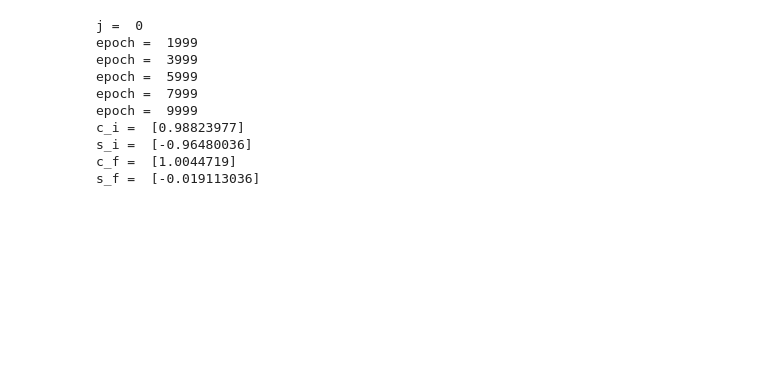
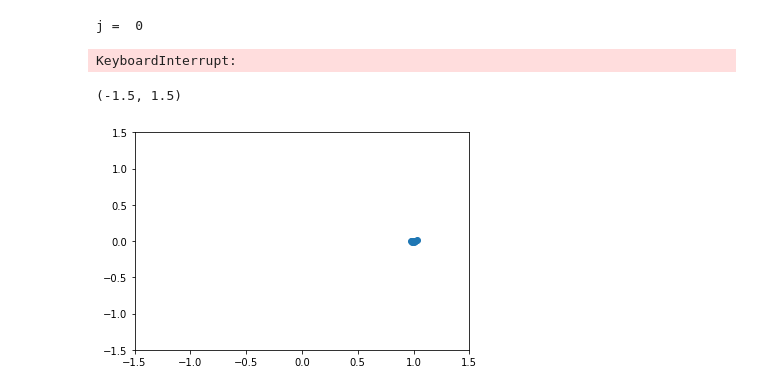
Before and after one commit to krishdesai7/SymmetryDiscovery, a Jupyter notebook: SymmetryGAN/Distributions/2d_square/2d_square.ipynb, the cells around one changed output. Saved outputs shown, nothing was run; the diff lists cells and outputs as text; code cells hidden in the pictures; blank space fills up the shorter version.

```diff
--- a/SymmetryGAN/Distributions/2d_square/2d_square.ipynb
+++ b/SymmetryGAN/Distributions/2d_square/2d_square.ipynb
@@ -88,8 +88,8 @@ def generate_real_samples(n):
 	mycounter = 0
 	for i in range(5):
 		for j in range(5):
-			X1 = np.concatenate([X1,np.random.normal(i+0.1,0.1,amounts[mycounter])])
-			X2 = np.concatenate([X2,np.random.normal(j+0.1,0.1,amounts[mycounter])])
+			X1 = np.concatenate([X1,np.random.normal(i-2,0.1,amounts[mycounter])])
+			X2 = np.concatenate([X2,np.random.normal(j-2,0.1,amounts[mycounter])])
 			mycounter+=1
 			pass
 		pass
@@ -175,12 +175,18 @@ for j in range(N):
     print("s_f = ", s_f)
 # %% [output]
 j =  0
-epoch =  1999
-epoch =  3999
-epoch =  5999
-epoch =  7999
-epoch =  9999
-c_i =  [0.98823977]
-s_i =  [-0.96480036]
-c_f =  [1.0044719]
-s_f =  [-0.019113036]
+KeyboardInterrupt:
+# %%
+#iteration 1: initialise from -1 to 1
+
+c_i =  [0.39664435, 0.458709, -0.22965741, -0.2638278, -0.491894, 0.37392664, 0.6811907, 0.16978407, 0.2989707, 0.8544464]
+s_i =  [-0.8289206, 0.22158575, 0.93629813, -0.43840456, -0.8198559, -0.6863363, 0.84621143, 0.71589637, 0.8255298, 0.9892731]
+c_f =  [1.0292399, 0.992843, 0.9867333, 1.0032731, 0.9773908, 0.99762577, 1.0088152, 1.0093935, 0.9834299, 1.0013996]
+s_f =  [0.016028624, 0.00062434986, -0.017288588, -0.0057064625, -0.004087293, -0.0029808853, 0.0032415986, 0.0056419475, 0.0020722048, -0.0094225975]
+# %%
+plt.scatter(c_f, s_f)
+plt.xlim(-1.5, 1.5)
+plt.ylim(-1.5, 1.5)
+# %% [output]
+(-1.5, 1.5)
+[figure, added]
```
Also changed, not shown: parts of 19 cells of this notebook, 16 other files.
